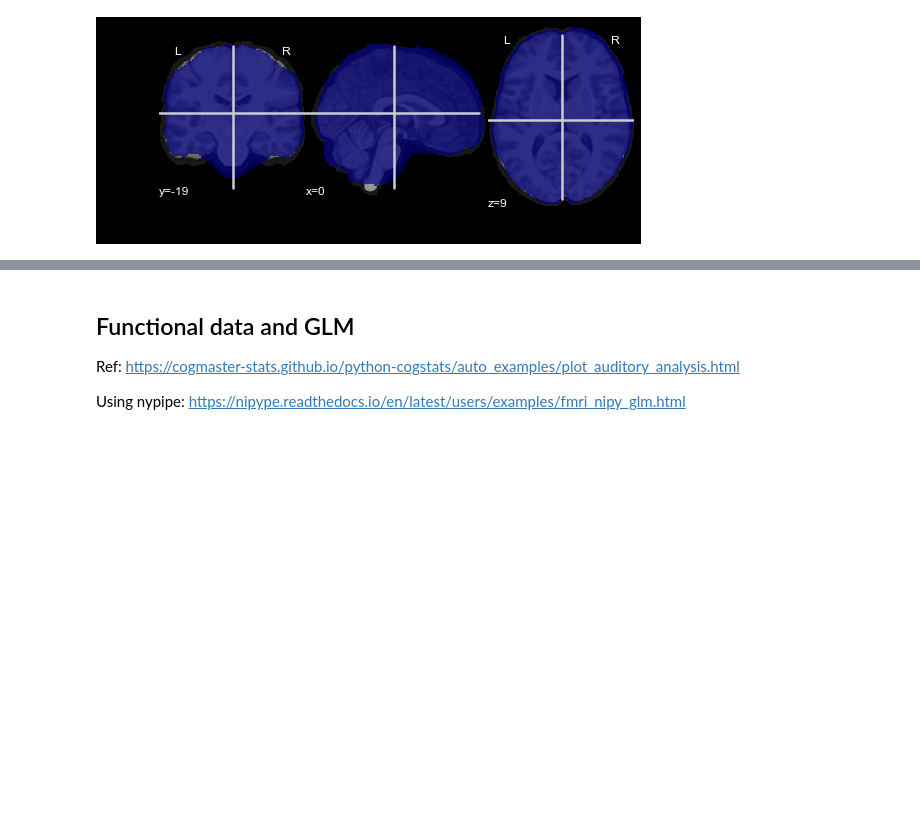
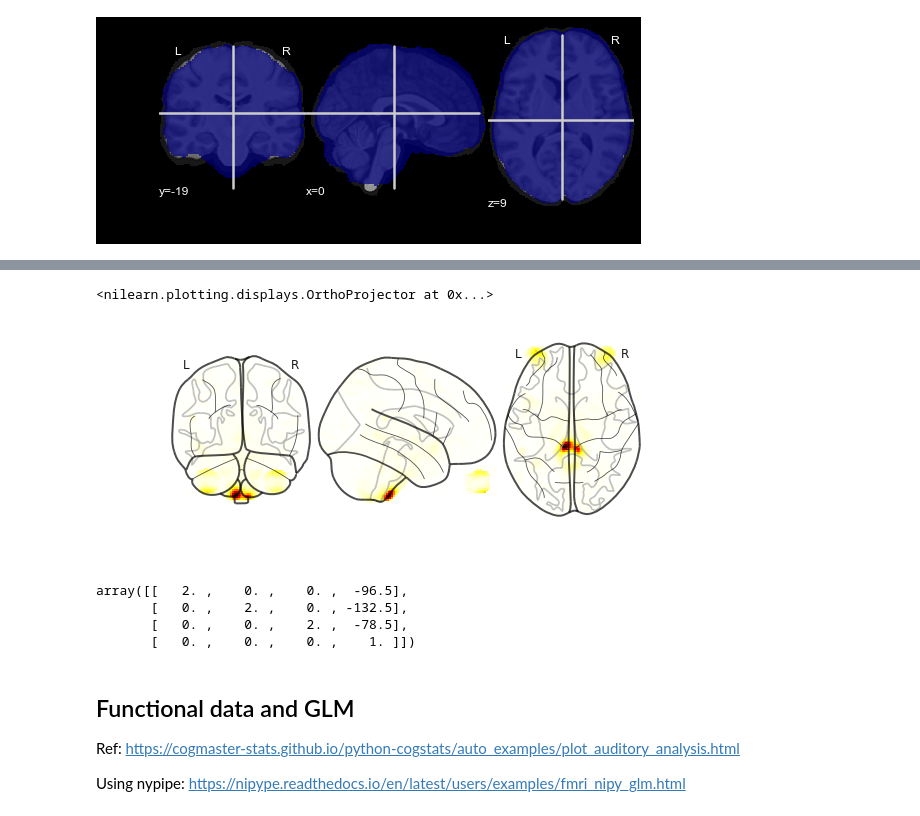
Before and after one commit to ruonanjia/mdm_imaging_analysis, a Jupyter notebook: mdm_imaging_glm.ipynb, the cells around one changed output, grey strips where cells are left out. Cells and saved outputs as stored; diff of their text form; code cells hidden in the pictures; blank space fills up the shorter version.

```diff
--- a/mdm_imaging_glm.ipynb
+++ b/mdm_imaging_glm.ipynb
@@ -494,3 +264,15 @@ totalEvent_sub[0]
+# %%
+plotting.plot_glass_brain(resid)
+# %% [output]
+<nilearn.plotting.displays.OrthoProjector at 0x...>
+[figure, added]
+# %%
+con1.affine
+# %% [output]
+array([[   2. ,    0. ,    0. ,  -96.5],
+       [   0. ,    2. ,    0. , -132.5],
+       [   0. ,    0. ,    2. ,  -78.5],
+       [   0. ,    0. ,    0. ,    1. ]])
 # %% [markdown]
 ## Functional data and GLM
 Ref: https://cogmaster-stats.github.io/python-cogstats/auto_examples/plot_auditory_analysis.html
```
Also changed, not shown: parts of 65 cells of this notebook.
